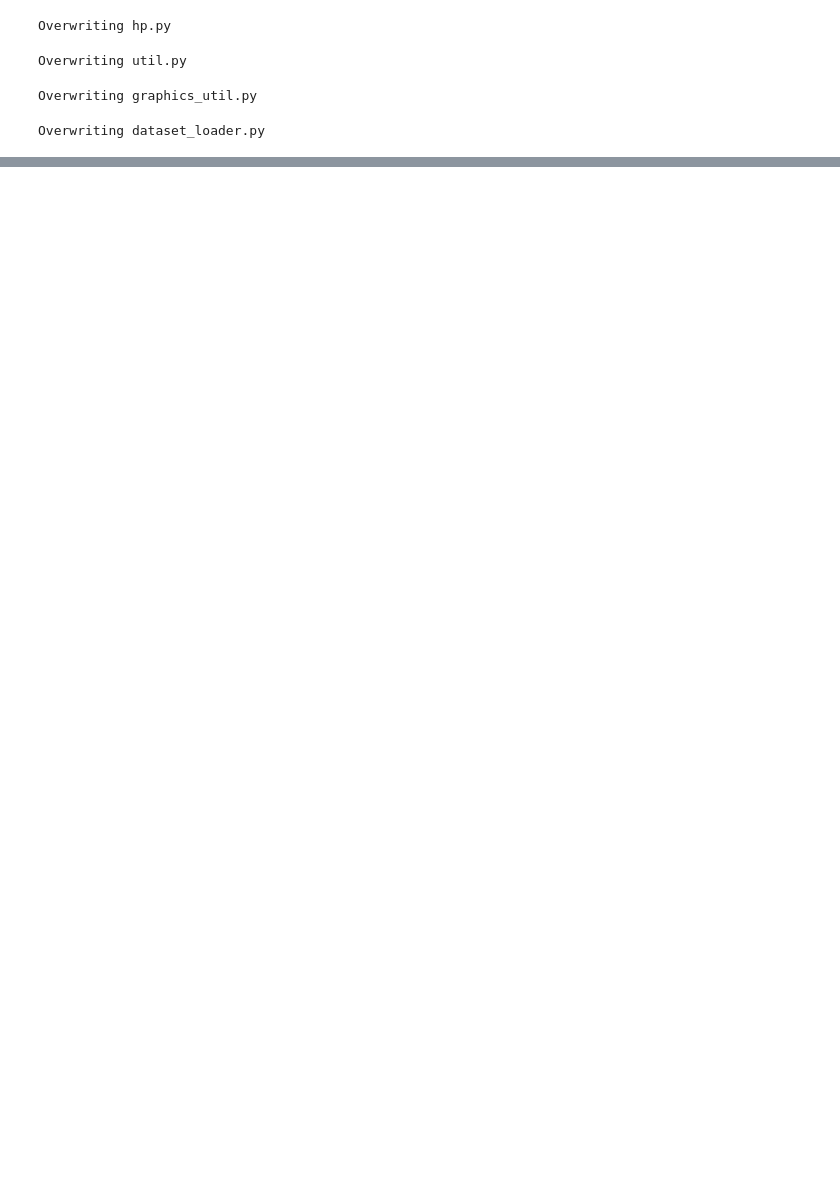
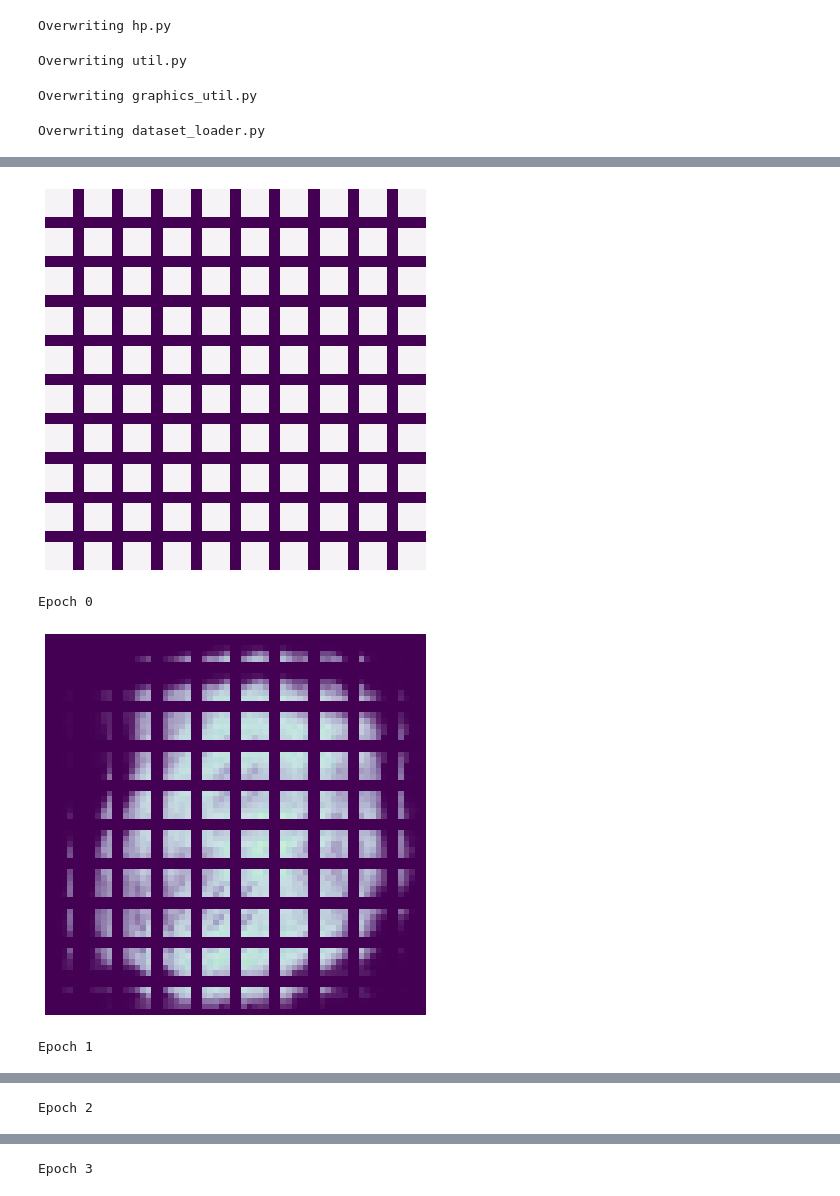
Before and after one commit to amolk/AGI-experiments, a Jupyter notebook: 2020-2/01_Retinotopic_SOM.ipynb, the cells around one changed output, grey strips where cells are left out. Drawn from its saved outputs; the diff is of its cells as text; code cells hidden in the pictures; blank space fills up the shorter version.

```diff
--- a/2020-2/01_Retinotopic_SOM.ipynb
+++ b/2020-2/01_Retinotopic_SOM.ipynb
@@ -283,0 +401,45 @@ images torch.Size([2, 28, 28])
+# %%
+%aimport som_layer
+import torch
+from som_layer import SOMLayer
+from hp import LayerHP
+from tqdm.notebook import tqdm
+import matplotlib.pyplot as plt
+
+layer_hp = LayerHP()
+layer_hp.input_shape = dataset_hp.kernel_shape
+layer_hp.output_shape = dataset_hp.patch_grid_shape
+layer_hp.image_patch_indices_x = dataset_hp.image_patch_indices_x
+layer_hp.image_patch_indices_y = dataset_hp.image_patch_indices_y
+layer_hp.kernel_shape = dataset_hp.kernel_shape
+
+layer1 = SOMLayer(layer_hp)
+
+def run(epochs=8):
+  # dataset_precision = None
+
+  for i in range(epochs):
+    print("Epoch", i)
+
+    for batch in tqdm(iter(original_dataset), "Image"):
+      assert len(batch) == 1, "Process all patches for a single image"
+      output = layer1(batch[0][0])
+      # plt.imshow(output)
+      # plt.show()
+
+    layer1.show_weights()
+
+# %lprun -f run -m pattern_memory_layer run(epochs=5)
+run(epochs=4)
+
+print("Patterns")
+GraphicsUtil.show_image_grid(layer1.weights.view(-1, layer1.hp.input_shape[0], layer1.hp.input_shape[1]), grid_height=layer1.hp.output_shape[0], grid_width=layer1.hp.output_shape[1])
+print("Variance")
+GraphicsUtil.show_image_grid(layer1.variance.view(-1, layer1.hp.input_shape[0], layer1.hp.input_shape[1]), grid_height=layer1.hp.output_shape[0], grid_width=layer1.hp.output_shape[1])
+print("Precision")
+GraphicsUtil.show_image_grid(layer1.precision.view(-1, layer1.hp.input_shape[0], layer1.hp.input_shape[1]), grid_height=layer1.hp.output_shape[0], grid_width=layer1.hp.output_shape[1], vmin=0, vmax=1)
+# %% [output]
+[figure, added]
+Epoch 0
+[figure, added]
+Epoch 1
@@ -283,0 +447 @@ images torch.Size([2, 28, 28])
+Epoch 2
@@ -283,0 +449 @@ images torch.Size([2, 28, 28])
+Epoch 3
```
Also changed, not shown: parts of 6 cells of this notebook.
